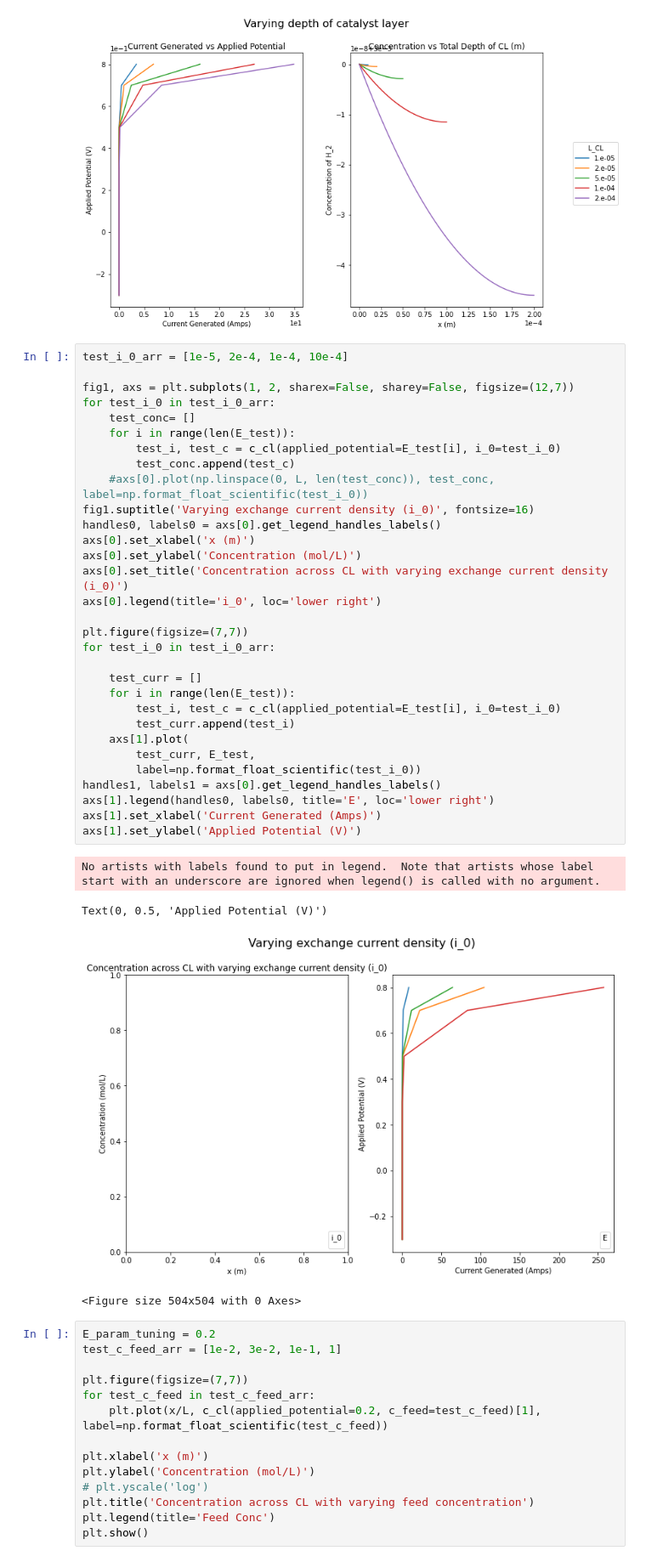
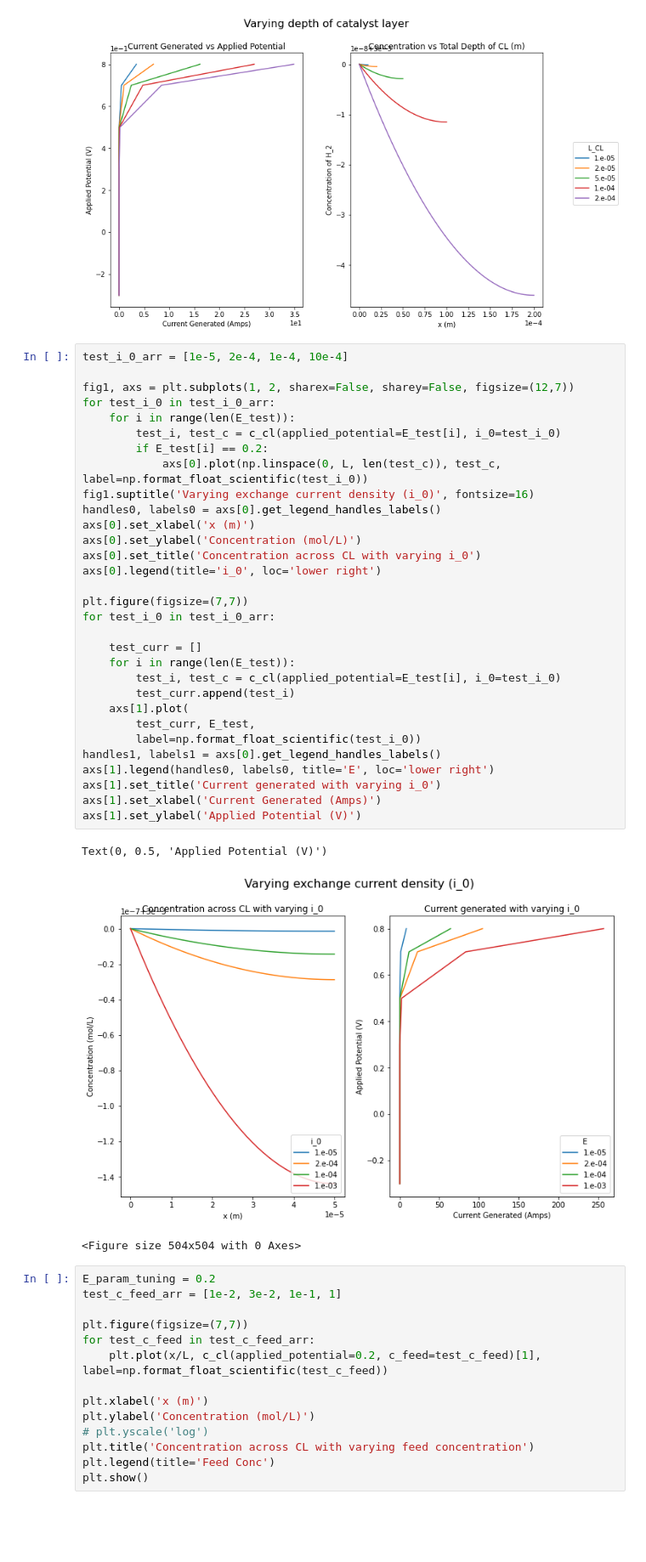
Before and after one commit to tinypersimmon/lbnl, a Jupyter notebook: transport_model.ipynb, the cells around one changed output. Shown at 85% size. Cells and saved outputs as stored; diff of their text form; blank space fills up the shorter version.

Commit message:
220429 i_0 graphs

```diff
--- a/transport_model.ipynb
+++ b/transport_model.ipynb
@@ -311,39 +311,38 @@ fig_L.legend(handles=handles0,
 # %%
 test_i_0_arr = [1e-5, 2e-4, 1e-4, 10e-4]
 
 fig1, axs = plt.subplots(1, 2, sharex=False, sharey=False, figsize=(12,7))
 for test_i_0 in test_i_0_arr:
-    test_conc= []
     for i in range(len(E_test)):
         test_i, test_c = c_cl(applied_potential=E_test[i], i_0=test_i_0)
-        test_conc.append(test_c)
-    #axs[0].plot(np.linspace(0, L, len(test_conc)), test_conc, label=np.format_float_scientific(test_i_0))
+        if E_test[i] == 0.2:
+            axs[0].plot(np.linspace(0, L, len(test_c)), test_c, label=np.format_float_scientific(test_i_0))
 fig1.suptitle('Varying exchange current density (i_0)', fontsize=16)
 handles0, labels0 = axs[0].get_legend_handles_labels()
 axs[0].set_xlabel('x (m)')
 axs[0].set_ylabel('Concentration (mol/L)')
-axs[0].set_title('Concentration across CL with varying exchange current density (i_0)')
+axs[0].set_title('Concentration across CL with varying i_0')
 axs[0].legend(title='i_0', loc='lower right')
 
 plt.figure(figsize=(7,7))
 for test_i_0 in test_i_0_arr:
 
     test_curr = []
     for i in range(len(E_test)):
         test_i, test_c = c_cl(applied_potential=E_test[i], i_0=test_i_0)
         test_curr.append(test_i)
     axs[1].plot(
         test_curr, E_test,
         label=np.format_float_scientific(test_i_0))
 handles1, labels1 = axs[0].get_legend_handles_labels()
 axs[1].legend(handles0, labels0, title='E', loc='lower right')
+axs[1].set_title('Current generated with varying i_0')
 axs[1].set_xlabel('Current Generated (Amps)')
 axs[1].set_ylabel('Applied Potential (V)')
 # %% [output]
-No artists with labels found to put in legend.  Note that artists whose label start with an underscore are ignored when legend() is called with no argument.
+Text(0, 0.5, 'Applied Potential (V)')
+[figure, new version]
-Text(0, 0.5, 'Applied Potential (V)')
+<Figure size 504x504 with 0 Axes>
-[figure, old version]
-<Figure size 504x504 with 0 Axes>
 # %%
 E_param_tuning = 0.2
 test_c_feed_arr = [1e-2, 3e-2, 1e-1, 1]
```
Also changed, not shown: parts of 1 cell of this notebook.
